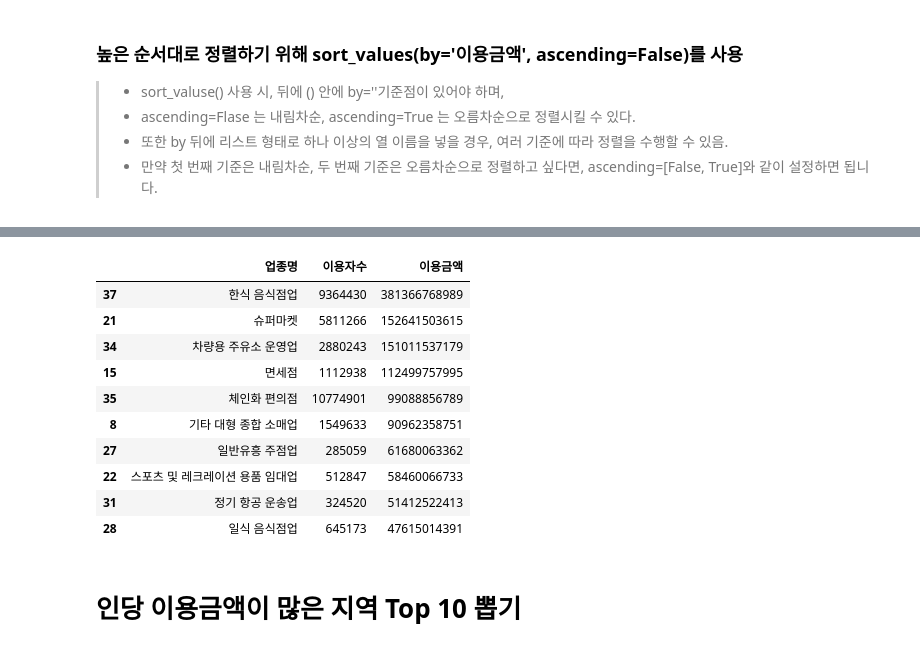
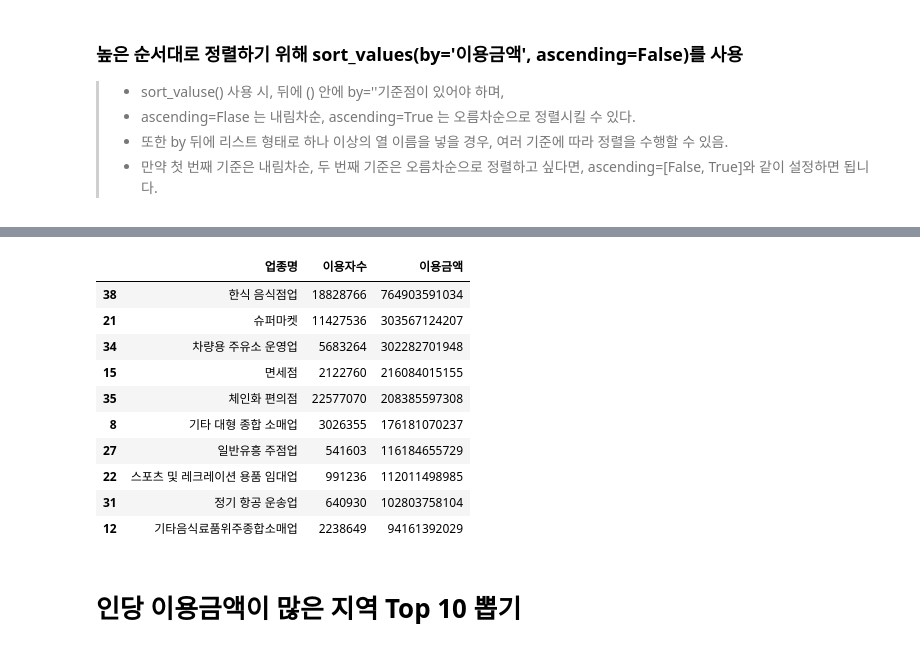
Before and after one commit to Suh0929/jupyter, a Jupyter notebook: jejudo_solo_project.ipynb, the cells around one changed output, grey strips where cells are left out. Saved outputs shown, nothing was run; the diff lists cells and outputs as text; code cells hidden in the pictures.

```diff
--- a/jejudo_solo_project.ipynb
+++ b/jejudo_solo_project.ipynb
@@ -306,18 +306,18 @@ group_market.sort_values(by='이용자수', ascending=False).head(10)
 # %%
-group_market = df.groupby('업종명').sum(numeric_only=True).reset_index()
+group_market = df_all.groupby('업종명').sum(numeric_only=True).reset_index()
 group_market.sort_values(by='이용금액', ascending=False).head(10)
 # %% [output]
 |  | 업종명 | 이용자수 | 이용금액 |
-| 37 | 한식 음식점업 | 9364430 | 381366768989 |
-| 21 | 슈퍼마켓 | 5811266 | 152641503615 |
-| 34 | 차량용 주유소 운영업 | 2880243 | 151011537179 |
-| 15 | 면세점 | 1112938 | 112499757995 |
-| 35 | 체인화 편의점 | 10774901 | 99088856789 |
-| 8 | 기타 대형 종합 소매업 | 1549633 | 90962358751 |
-| 27 | 일반유흥 주점업 | 285059 | 61680063362 |
-| 22 | 스포츠 및 레크레이션 용품 임대업 | 512847 | 58460066733 |
-| 31 | 정기 항공 운송업 | 324520 | 51412522413 |
-| 28 | 일식 음식점업 | 645173 | 47615014391 |
+| 38 | 한식 음식점업 | 18828766 | 764903591034 |
+| 21 | 슈퍼마켓 | 11427536 | 303567124207 |
+| 34 | 차량용 주유소 운영업 | 5683264 | 302282701948 |
+| 15 | 면세점 | 2122760 | 216084015155 |
+| 35 | 체인화 편의점 | 22577070 | 208385597308 |
+| 8 | 기타 대형 종합 소매업 | 3026355 | 176181070237 |
+| 27 | 일반유흥 주점업 | 541603 | 116184655729 |
+| 22 | 스포츠 및 레크레이션 용품 임대업 | 991236 | 112011498985 |
+| 31 | 정기 항공 운송업 | 640930 | 102803758104 |
+| 12 | 기타음식료품위주종합소매업 | 2238649 | 94161392029 |
 # %% [markdown]
 # 인당 이용금액이 많은 지역 Top 10 뽑기
 # %%
```
Also changed, not shown: parts of 21 cells of this notebook.
